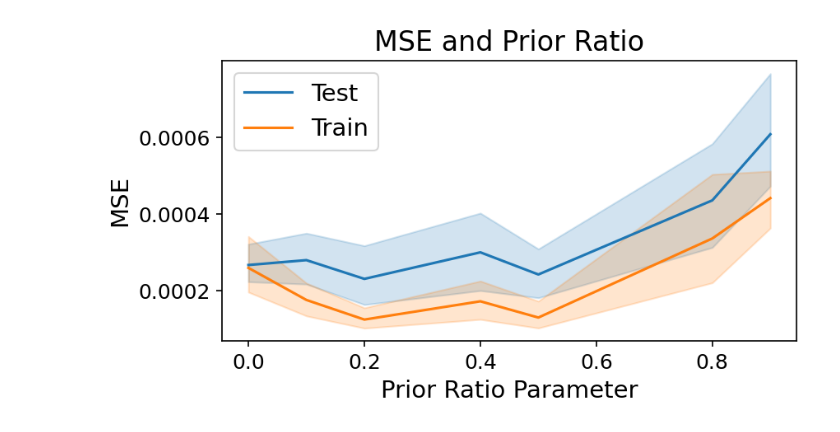
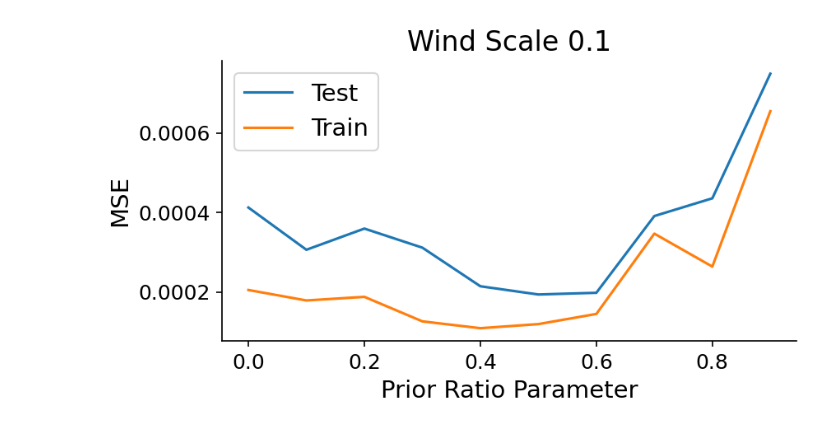
Before and after one commit to mfinzi/residual-pathway-priors, a Jupyter notebook: experiments/recover-equiv-level/alpha_plotter.ipynb, the cells around one changed output. Saved outputs shown, nothing was run; the diff lists cells and outputs as text; code cells hidden in the pictures.

```diff
--- a/experiments/recover-equiv-level/alpha_plotter.ipynb
+++ b/experiments/recover-equiv-level/alpha_plotter.ipynb
@@ -8,16 +8,25 @@ import sys
 import os
 import cmocean
 import cmocean.cm as cmo
+# %%
+def namer(trial, alpha, wind):
+    if wind == 1e-2:
+        return  "./saved-outputs/log_alpha" + str(alpha) +\
+                "_trial" + str(trial) + ".pkl"
+    else:
+        return "./saved-outputs/log_alpha" + str(alpha) +\
+                "_trial" + str(trial) + "_wind" + str(wind) + ".pkl"
 # %%
-trials = [1,2,3,6,7,8,10]
-# trials = np.arange(10)
+trials = [0,1,2,3,4,10]
+trials = [3]
+# trials = [2]
 alphas = np.arange(0.0, 1., 0.1)
-
+wind = 1e-1
 logger = []
 for trial in trials:
     for alpha in alphas:
-        fname = "./saved-outputs/log_alpha" + str(alpha) +\
-                "_trial" + str(trial) + ".pkl"
+        alpha = np.round(alpha, 2)
+        fname = namer(trial, alpha, wind)
         if os.path.exists(fname):
             log = pd.read_pickle(fname)
 
@@ -28,14 +37,15 @@ df.columns = ['trial', 'alpha', 'tr_mse', 'te_mse']
 # %%
 fs = 14
 
 plt.figure(dpi=150, figsize=(6, 3))
 sns.lineplot(x='alpha', y='te_mse', data=df, label="Test")
 sns.lineplot(x='alpha', y='tr_mse', data=df, label='Train')
-plt.title("MSE and Prior Ratio", fontsize=fs+2)
+plt.title(r"Wind Scale " + str(wind), fontsize=fs+2)
 plt.legend(fontsize=fs)
 plt.xlabel("Prior Ratio Parameter", fontsize=fs)
 plt.ylabel("MSE", fontsize=fs)
 plt.tick_params('both', labelsize=fs-2)
-plt.savefig("./prior_ratio.pdf", bbox_inches='tight')
+sns.despine()
+plt.savefig("./prior_ratio" + str(wind) + ".pdf", bbox_inches='tight')
 # %% [output]
-[figure, old version]
+[figure, new version]
```
Also changed, not shown: 26 other files.
